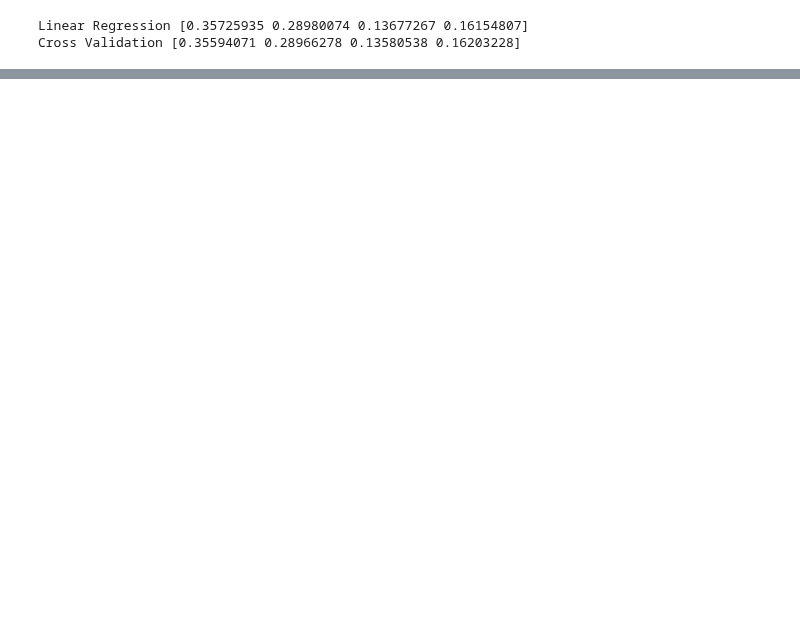
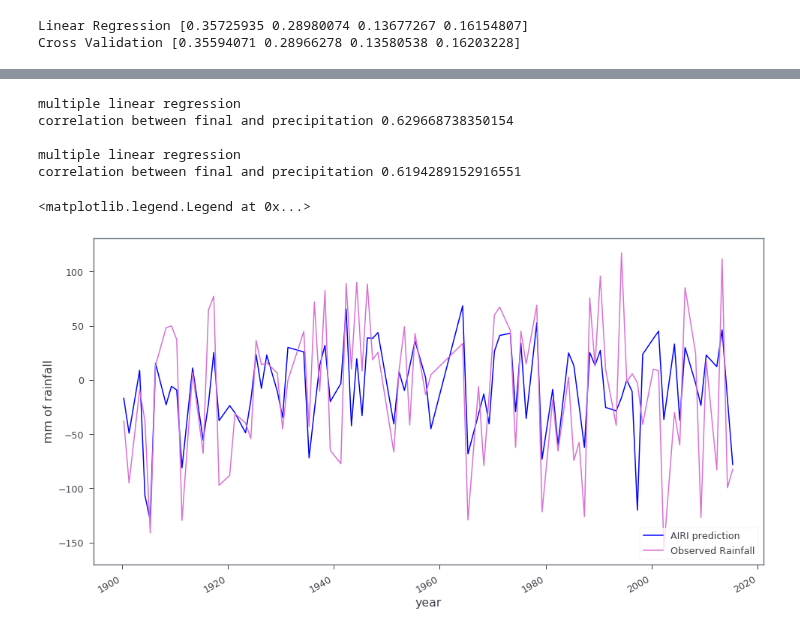
Before and after one commit to medhap02/AllIndiaRainfall, a Jupyter notebook: src/NewPredictorsCrossValidation_Random25YearsRemoved.ipynb, the cells around one changed output, grey strips where cells are left out. Saved outputs shown, nothing was run; the diff lists cells and outputs as text; code cells hidden in the pictures; blank space fills up the shorter version.

```diff
--- a/src/NewPredictorsCrossValidation_Random25YearsRemoved.ipynb
+++ b/src/NewPredictorsCrossValidation_Random25YearsRemoved.ipynb
@@ -549,7 +557,7 @@ PSHinitial = Pacific - EQindia
 #print(PSHinitial)
 PSHstd = PSHinitial.std()
 PSHmean = PSHinitial.mean()
-PSH = (PSHinitial - PSHmean)/PSHstd
+PSHnew = (PSHinitial - PSHmean)/PSHstd
 
 print("PSH mean", PSHmean)
 print("PSH std", PSHstd)
@@ -638,7 +646,7 @@ MSEinitial = ((MSEleft * Leftarea) + (MSEright * Rightarea) + (MSErussia * Russi
 #print(MSEinitial)
 MSEstd = MSEinitial.std()
 MSEmean = MSEinitial.mean()
-MSE = (MSEinitial - MSEmean)/MSEstd
+MSEnew = (MSEinitial - MSEmean)/MSEstd
 
 print("MSE mean", MSEmean)
 print("MSE std", MSEstd)
@@ -794,0 +802,3 @@ pd.DataFrame.from_items([('EPT', temp1), ('CPT', temp2), ('PSH',temp3), ('MSE',
+# %%
+AIRI = 0.357*EPTnew + 0.290*CPTnew + 0.137*PSHnew + 0.162*MSEnew
+AIRI
@@ -794,0 +823,7 @@ pd.DataFrame.from_items([('EPT', temp1), ('CPT', temp2), ('PSH',temp3), ('MSE',
+# %%
+precip_jjas.time.data = EPT.time.data
+rainfallmean = precip_jjas.mean()
+rainfallstd = precip_jjas.std()
+
+final = (AIRI * rainfallstd) + rainfallmean
+print(final)
@@ -795,2 +872,26 @@ pd.DataFrame.from_items([('EPT', temp1), ('CPT', temp2), ('PSH',temp3), ('MSE',
+# %%
+finalcorrelation = correlation(final, precip_jjas, dims='time')
+print("multiple linear regression")
+print("correlation between final and precipitation", finalcorrelation.data)
+print()
+finalcorrelation2 = correlation(final2, precip_jjas, dims='time')
+print("multiple linear regression")
+print("correlation between final and precipitation", finalcorrelation2.data)
+# %% [output]
+multiple linear regression
+correlation between final and precipitation 0.629668738350154
+
+multiple linear regression
+correlation between final and precipitation 0.6194289152916551
+# %%
+final.plot(label = 'AIRI prediction', color = 'blue')
+precip_jjas.plot(label = 'Observed Rainfall', color = 'orchid')
+#plt.hlines(precip_jjas.sel(time.year = ('1900-01-01','2015-12-31')).mean(), 1900, 2015, linestyles='dashed',colors='blue')
+plt.xlabel('year', fontsize = 'large')
+plt.ylabel('mm of rainfall', fontsize = 'large')
+plt.legend(loc='lower right')
+# %% [output]
+<matplotlib.legend.Legend at 0x...>
+[figure, added]
 # %%
 # Copyright (c) 2020 Medha Palavalli.
```
Also changed, not shown: parts of 17 cells of this notebook.
